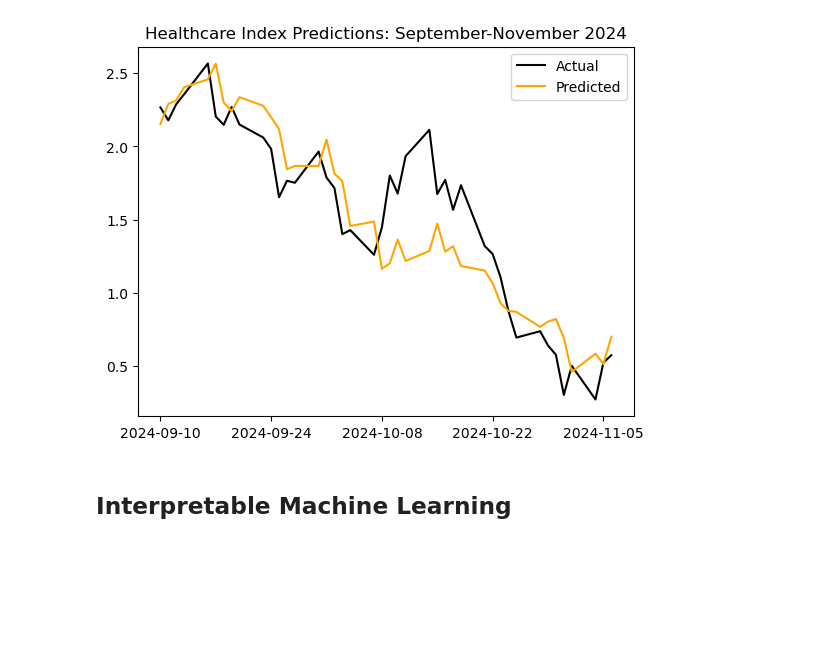
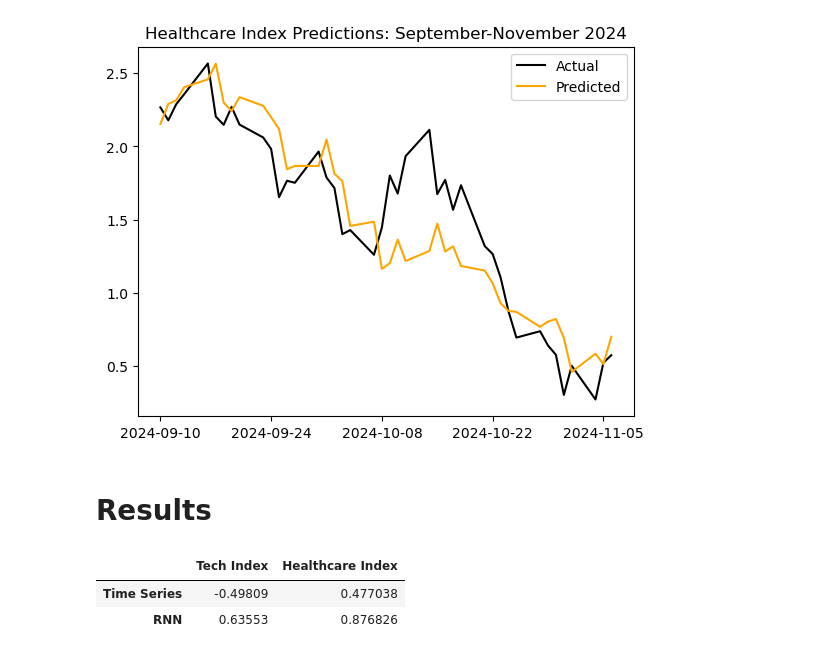
Before and after one commit to dg3358/ACTU-5842-Project, a Jupyter notebook: project_code.ipynb, the cells around one changed output. Drawn from its saved outputs; the diff is of its cells as text; code cells hidden in the pictures; blank space fills up the shorter version.

```diff
--- a/project_code.ipynb
+++ b/project_code.ipynb
@@ -1042,5 +1037,23 @@ plt.legend()
 plt.show()
 # %% [output]
 [figure]
-# %% [markdown]
-## Interpretable Machine Learning
+# %% [markdown]
+# Results
+# %%
+mse_ts_tech = opt_mse
+mse_ts_hc = opt_mse_2
+mse_RNN_tech = np.sum((predictions[:,0] - y_test_RNN[:,0])**2)/len(y_test_RNN)
+mse_RNN_hc = np.sum((predictions[:,1] - y_test_RNN[:,1])**2)/len(y_test_RNN)
+R_sq_ts_tech = 1 - ((opt_mse)/(np.var(y_test)))
+R_sq_ts_hc = 1 - ((opt_mse_2)/(np.var(y_test_2)))
+R_sq_RNN_tech = 1 - (mse_RNN_tech/np.var(y_test_RNN))
+R_sq_RNN_hc = 1 - (mse_RNN_hc/np.var(y_test_RNN))
+# %%
+r_sq_res = pd.DataFrame({"Tech Index": [R_sq_ts_tech, R_sq_RNN_tech],
+                         "Healthcare Index": [R_sq_ts_hc, R_sq_RNN_hc]})
+r_sq_res.index = ["Time Series", "RNN"]
+r_sq_res
+# %% [output]
+|  | Tech Index | Healthcare Index |
+| Time Series | -0.49809 | 0.477038 |
+| RNN | 0.63553 | 0.876826 |
```
Also changed, not shown: parts of 7 cells of this notebook, 1 other file.
